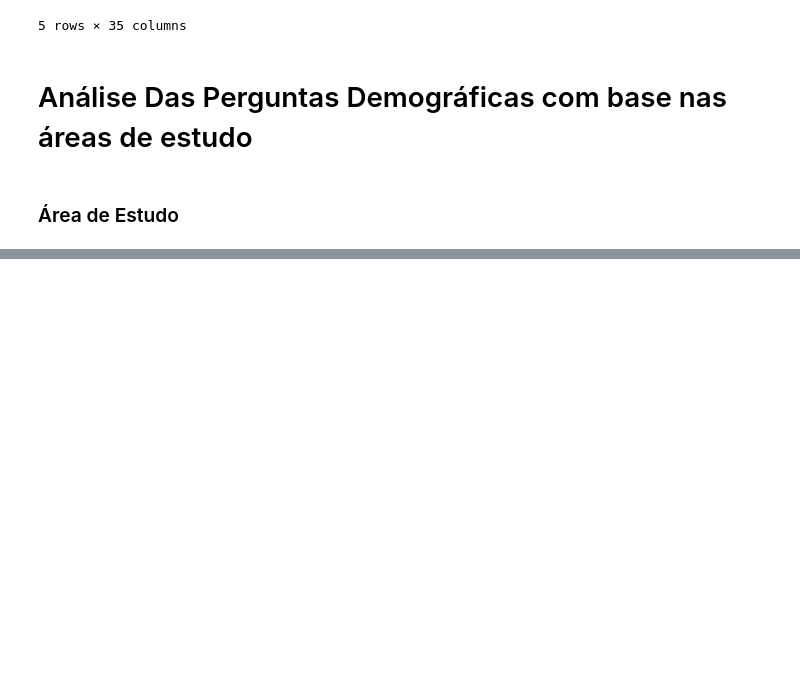
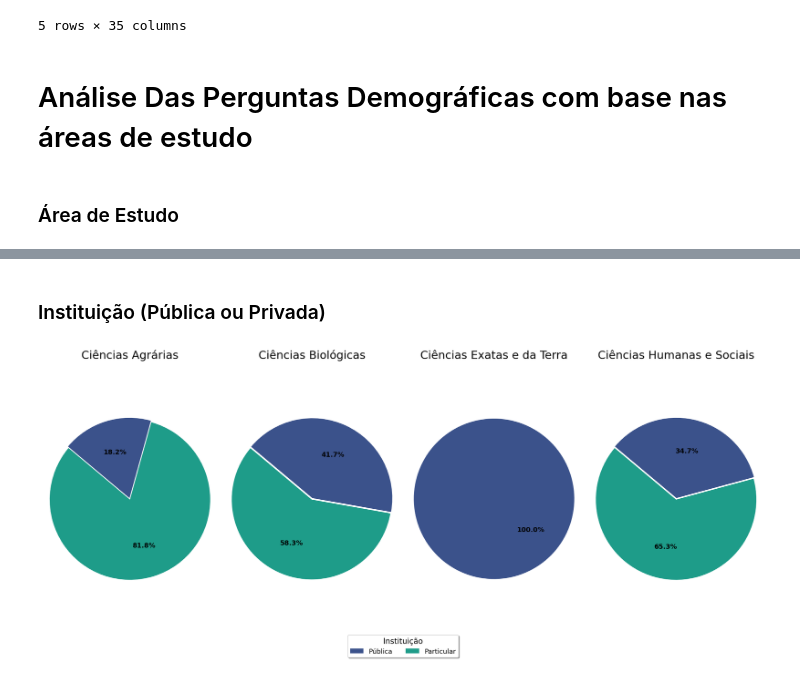
Before and after one commit to MariaLuiseB/Analise-TCC, a Jupyter notebook: areas_estudo_analises.ipynb, the cells around one changed output, grey strips where cells are left out. Saved outputs shown, nothing was run; the diff lists cells and outputs as text; code cells hidden in the pictures; blank space fills up the shorter version.

```diff
--- a/areas_estudo_analises.ipynb
+++ b/areas_estudo_analises.ipynb
@@ -134,0 +217,75 @@ for patch, (_, row) in zip(ax.patches, df_grouped_semestre.iterrows()):
+# %% [markdown]
+### Instituição (Pública ou Privada)
+# %%
+import matplotlib.pyplot as plt
+from matplotlib.patches import Patch
+import seaborn as sns
+import pandas as pd
+
+# Agrupar os dados
+df_grouped_instituicao = df.groupby(['Área de Estudo Agrupada', 'A instituição em que você estuda é pública ou particular?']).size().reset_index(name='Contagem')
+df_grouped_instituicao['Total_Area'] = df_grouped_instituicao.groupby('Área de Estudo Agrupada')['Contagem'].transform('sum')
+df_grouped_instituicao['Percentual'] = (df_grouped_instituicao['Contagem'] / df_grouped_instituicao['Total_Area']) * 100
+df_grouped_instituicao = df_grouped_instituicao[df_grouped_instituicao['Contagem'] > 0]
+
+# Ordenar os valores para a legenda
+df_grouped_instituicao['A instituição em que você estuda é pública ou particular?'] = pd.Categorical(
+    df_grouped_instituicao['A instituição em que você estuda é pública ou particular?'],
+    categories=['Pública', 'Particular'],
+    ordered=True
+)
+
+# Definir cores
+viridis = plt.cm.viridis
+colors_instituicao = {'Pública': viridis(0.25), 'Particular': viridis(0.55)}
+
+# Criar os gráficos de pizza lado a lado
+areas_unicas = df_grouped_instituicao['Área de Estudo Agrupada'].unique()
+fig, axes = plt.subplots(1, len(areas_unicas), figsize=(20, 8))
+
+for ax, area in zip(axes, areas_unicas):
+    dados_area = df_grouped_instituicao[df_grouped_instituicao['Área de Estudo Agrupada'] == area]
+
+    # Pizza
+    wedges, texts, autotexts = ax.pie(
+        dados_area['Percentual'],
+        labels=None,  # Remove os labels ao lado da pizza
+        autopct='%1.1f%%',
+        startangle=140,
+        colors=[colors_instituicao[tipo] for tipo in dados_area['A instituição em que você estuda é pública ou particular?']],
+        # coloca um espaço entre as fatias
+        explode=(0.01,) * len(dados_area),
+        textprops={'fontsize': 12, 'fontweight': 'bold'}
+    )
+
+    # Estética dos textos
+    for autotext in autotexts:
+        autotext.set_fontsize(13)
+        autotext.set_fontweight('bold')
+
+    # Título centralizado para cada gráfico
+    ax.set_title(area, fontsize=22, pad=15)
+    ax.axis('equal')
+
+# Legenda fora do gráfico
+legend_elements = [
+    Patch(facecolor=colors_instituicao['Pública'], label='Pública'),
+    Patch(facecolor=colors_instituicao['Particular'], label='Particular')
+]
+
+fig.legend(
+    handles=legend_elements,
+    title='Instituição',
+    loc='lower center',
+    bbox_to_anchor=(0.5, -0.08),
+    ncol=2,
+    fancybox=True,
+    shadow=True,
+    fontsize=13,
+    title_fontsize=15
+)
+
+plt.tight_layout()
+plt.show()
+# %% [output]
+[figure, added]
```
Also changed, not shown: parts of 10 cells of this notebook, 1 other file.
